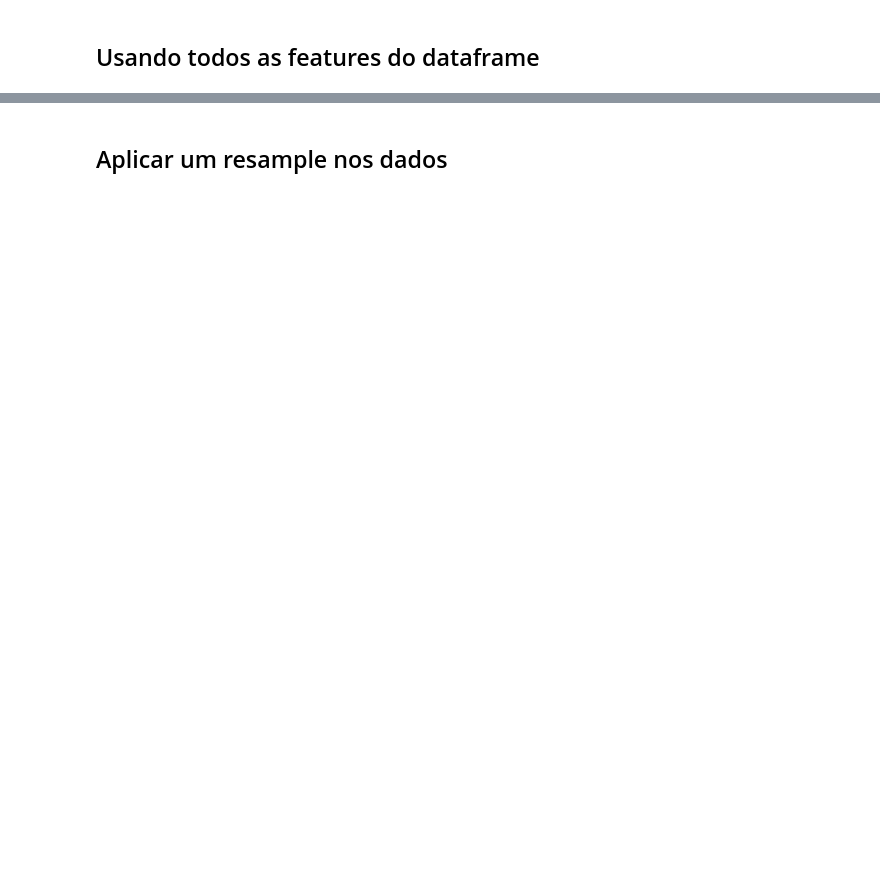
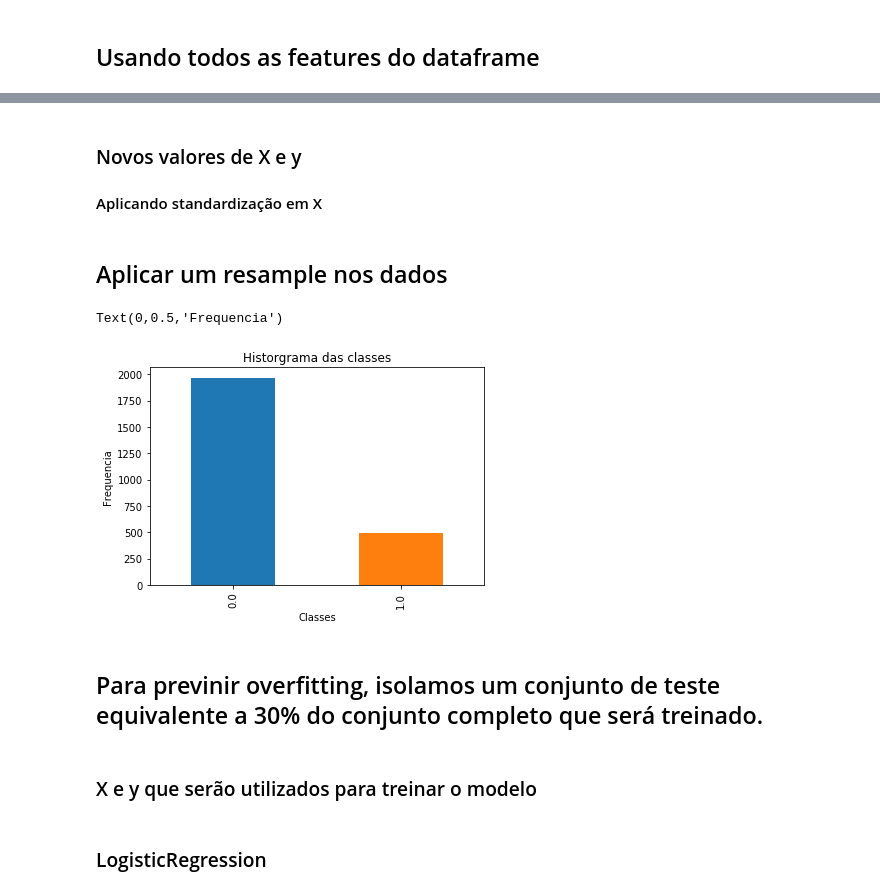
Before and after one commit to leosegundo/disciplina-aprendizado-de-maquina, a Jupyter notebook: Trabalho1/Trabalho Final.ipynb, the cells around one changed output, grey strips where cells are left out. Cells and saved outputs as stored; diff of their text form; code cells hidden in the pictures; blank space fills up the shorter version.

```diff
--- a/Trabalho1/Trabalho Final.ipynb
+++ b/Trabalho1/Trabalho Final.ipynb
@@ -76,5 +159,4 @@ plt.ylabel("Frequencia")
-# %%
-scale = preprocessing.StandardScaler().fit(df['Amount'].reshape(-1, 1))
-df['newAmount'] = scale.transform(df['Amount'].reshape(-1, 1))
-df = df.drop(['Time','Amount'],axis=1)
-df.head(5)
+# %%
+df = df.drop(['Time'],axis=1)
+
+df.head(5)
@@ -81,3 +171,6 @@ df.head(5)
+# %% [markdown]
+### Novos valores de X e y
+#### Aplicando standardização em X
 # %%
 X2 = df.values[:, df.columns != 'Class']
 y2 = df.values[:, df.columns == 'Class']
@@ -84,15 +180,33 @@ y2 = df.values[:, df.columns == 'Class']
 # %% [markdown]
 ## Aplicar um resample nos dados
 # %%
+#Numero de vezes em que a classe '1' ocorre
 n_classe_1 = len(y2[y2 == 1])
+fraud_indices = np.array(df[df.Class == 1].index)
 
-fraud_indices = np.array(df[df.Class == 1].index)
+#indices em que a classe '0' ocorre
 normal_indices = df[df.Class == 0].index
 
-random_normal_indices = np.random.choice(normal_indices, n_classe_1, replace = False)
+#Selecionando de forma aleatoria indices de operações não fraudelentas
+## Apesar de ocorrer de forma mais frequente, definimos suas quantidade como 4 vezes a quantidade de fraudes
+random_normal_indices = np.random.choice(normal_indices, 4*n_classe_1, replace = False)
 random_normal_indices = np.array(random_normal_indices)
 
+#Concatenamos os indices fraudulentos e não fraudulentos
 under_sample_indices = np.concatenate([fraud_indices,random_normal_indices])
-
-X = X2[under_sample_indices]
-y = y2[under_sample_indices]
+# %%
+X_ = X2[under_sample_indices]
+y_ = y2[under_sample_indices]
+
+new_df = pd.DataFrame(y_)
+# %%
+count_classes = pd.value_counts(new_df[0], sort = True).sort_index()
+count_classes.plot(kind = 'bar')
+plt.title("Historgrama das classes")
+plt.xlabel("Classes")
+plt.ylabel("Frequencia")
+# %% [output]
+Text(0,0.5,'Frequencia')
+[figure, added]
+# %% [markdown]
+## Para previnir overfitting, isolamos um conjunto de teste equivalente a 30% do conjunto completo que será treinado.
@@ -98,0 +215,2 @@ y = y2[under_sample_indices]
+# %% [markdown]
+### X e y que serão utilizados para treinar o modelo
@@ -99,3 +220,5 @@ y = y2[under_sample_indices]
+# %% [markdown]
+### LogisticRegression
 # %%
 modelLoR2 = linear_model.LogisticRegression()
 classification(modelLoR2,X,y)
```
Also changed, not shown: parts of 44 cells of this notebook.
